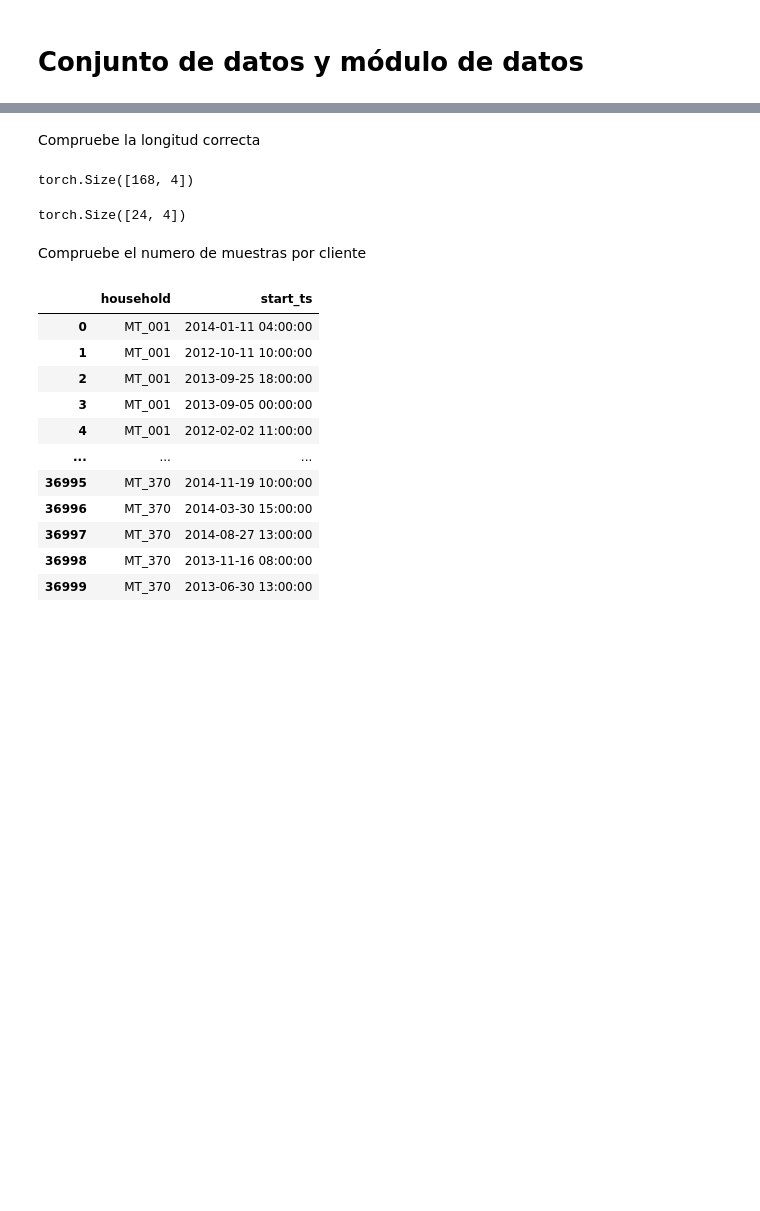
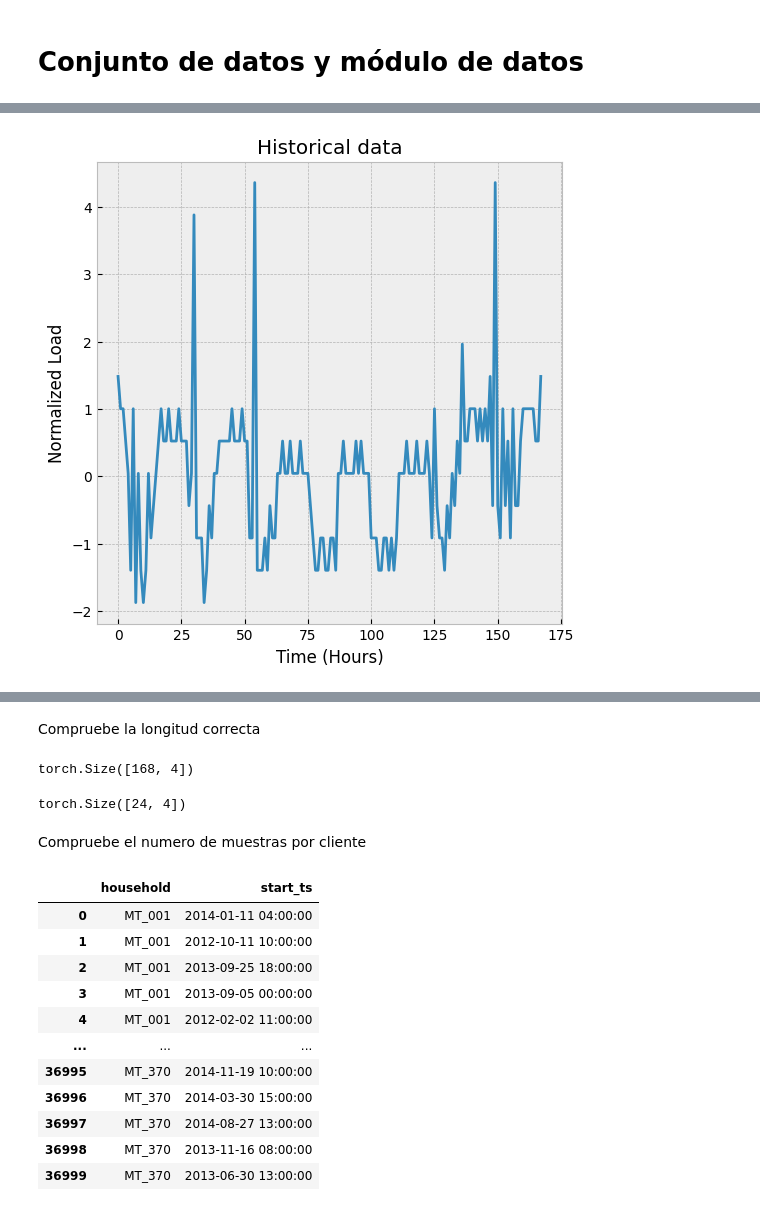
Before and after one commit to EdisonVazquezG/DeepLearning_Bourbaki, a Jupyter notebook: Semana 2/Seq2Seq.ipynb, the cells around one changed output, grey strips where cells are left out. Cells and saved outputs as stored; diff of their text form; code cells hidden in the pictures; blank space fills up the shorter version.

```diff
--- a/Semana 2/Seq2Seq.ipynb
+++ b/Semana 2/Seq2Seq.ipynb
@@ -165,0 +250,10 @@ mean, std
+# %%
+import matplotlib.pyplot as plt
+hist_array = hist[:,0].numpy()
+plt.plot(hist_array)
+plt.title("Historical data")
+plt.xlabel("Time (Hours)")
+plt.ylabel("Normalized Load")
+plt.show()
+# %% [output]
+[figure, added]
```
Also changed, not shown: parts of 25 cells of this notebook.
